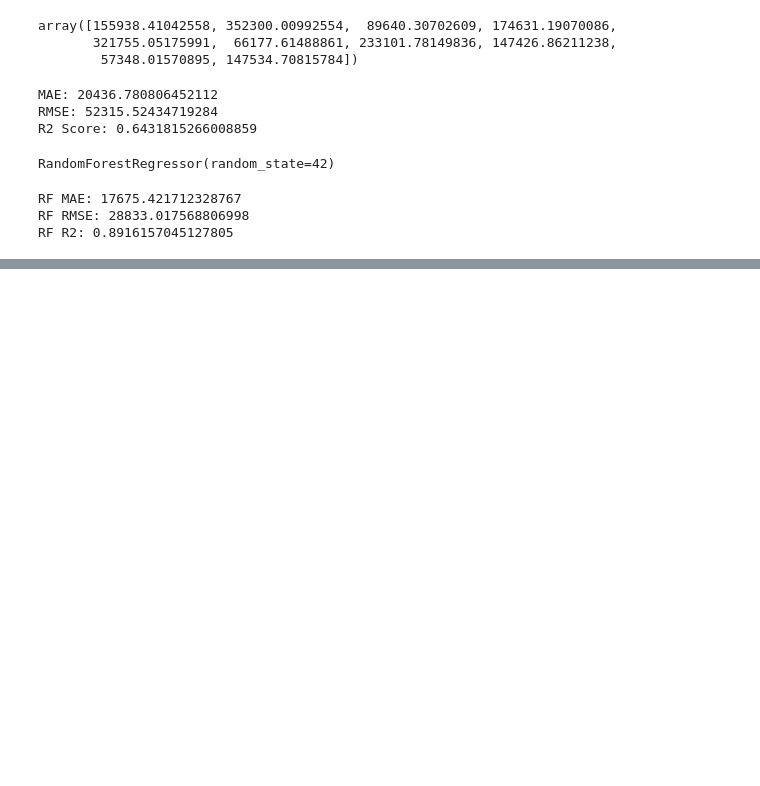
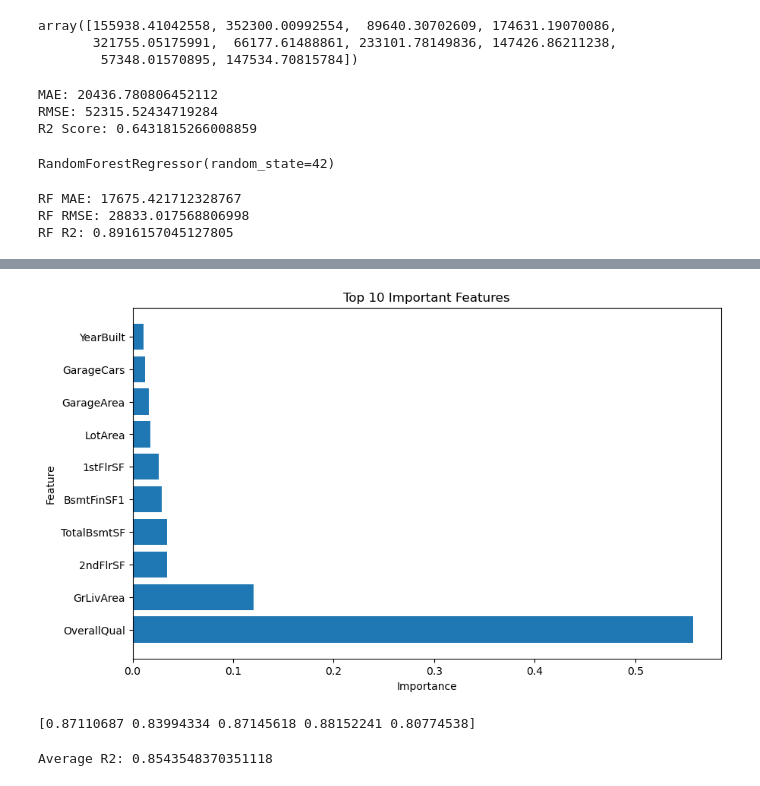
Before and after one commit to Ravinder-test/house-price-prediction, a Jupyter notebook: notebooks/house_price_prediction.ipynb, the cells around one changed output, grey strips where cells are left out. Drawn from its saved outputs; the diff is of its cells as text; code cells hidden in the pictures; blank space fills up the shorter version.

```diff
--- a/notebooks/house_price_prediction.ipynb
+++ b/notebooks/house_price_prediction.ipynb
@@ -379,0 +383,11 @@ RF R2: 0.8916157045127805
+# %%
+feature_importance = pd.DataFrame ({
+    'Feature': X.columns,
+    'Importance': rf_model.feature_importances_
+})
+
+feature_importance = feature_importance.sort_values(
+    by= 'Importance',
+    ascending= False
+)
+feature_importance.head(10)
@@ -379,0 +408,17 @@ RF R2: 0.8916157045127805
+# %%
+top10 = feature_importance.head(10)
+
+plt.figure(figsize=(10,6))
+
+plt.barh(
+    top10['Feature'],
+    top10['Importance']
+)
+
+plt.xlabel('Importance')
+plt.ylabel('Feature')
+plt.title('Top 10 Important Features')
+
+plt.show()
+# %% [output]
+[figure, added]
@@ -379,0 +429,16 @@ RF R2: 0.8916157045127805
+# %%
+scores = cross_val_score(
+    rf_model,
+    X,
+    y,
+    cv=5,
+    scoring='r2'
+)
+
+print(scores)
+# %% [output]
+[0.87110687 0.83994334 0.87145618 0.88152241 0.80774538]
+# %%
+print("Average R2:", scores.mean())
+# %% [output]
+Average R2: 0.8543548370351118
```
Also changed, not shown: parts of 5 cells of this notebook.
